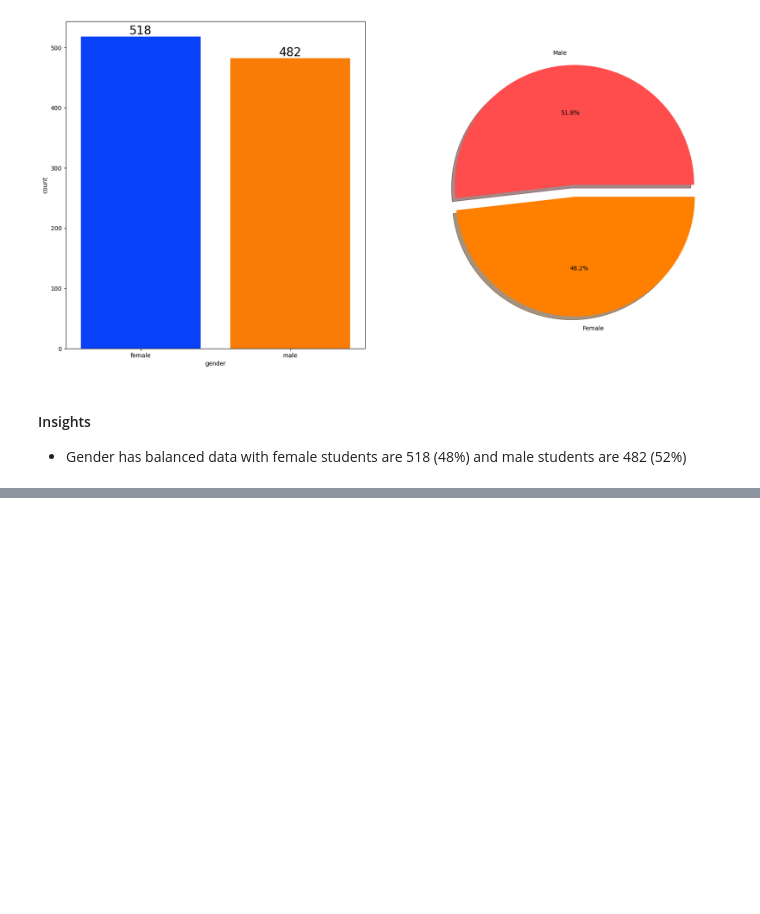
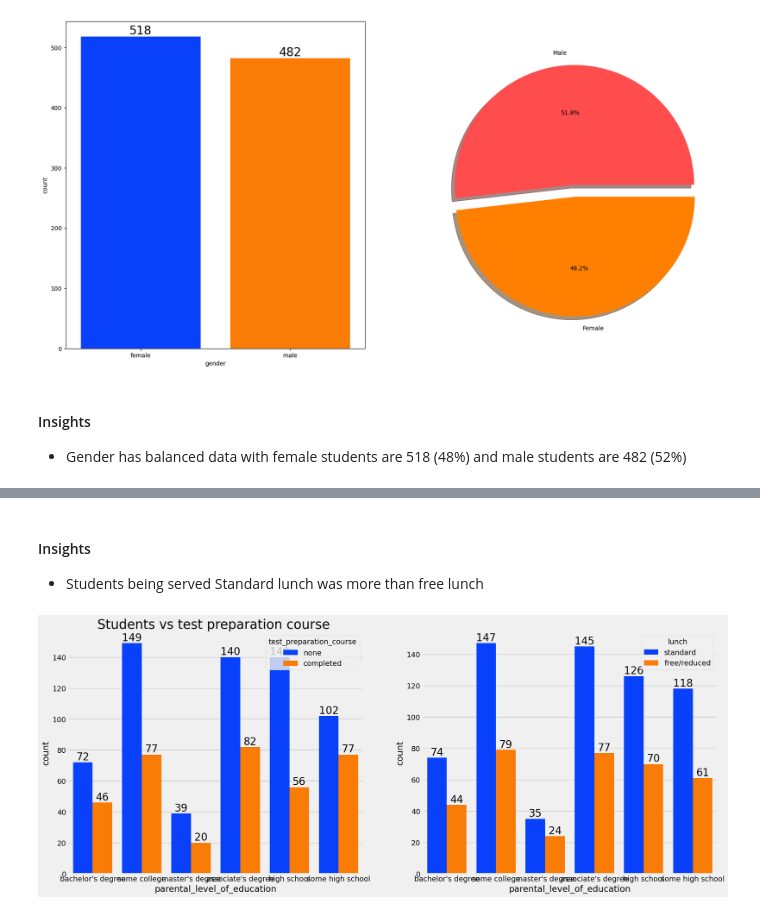
Before and after one commit to Sivakumar3988/azureml, a Jupyter notebook: notebook/eda.ipynb, the cells around one changed output, grey strips where cells are left out. Cells and saved outputs as stored; diff of their text form; code cells hidden in the pictures; blank space fills up the shorter version.

```diff
--- a/notebook/eda.ipynb
+++ b/notebook/eda.ipynb
@@ -371,0 +459,15 @@ plt.show()
+# %% [markdown]
+#### Insights
+- Students being served Standard lunch was more than free lunch
+# %%
+f,ax=plt.subplots(1,2,figsize=(20,8))
+sns.countplot(x=df['parental_level_of_education'],data=df,palette = 'bright',hue='test_preparation_course',saturation=0.95,ax=ax[0])
+ax[0].set_title('Students vs test preparation course ',color='black',size=25)
+for container in ax[0].containers:
+    ax[0].bar_label(container,color='black',size=20)
+
+sns.countplot(x=df['parental_level_of_education'],data=df,palette = 'bright',hue='lunch',saturation=0.95,ax=ax[1])
+for container in ax[1].containers:
+    ax[1].bar_label(container,color='black',size=20)
+# %% [output]
+[figure, added]
```
Also changed, not shown: parts of 22 cells of this notebook, 5 other files.
